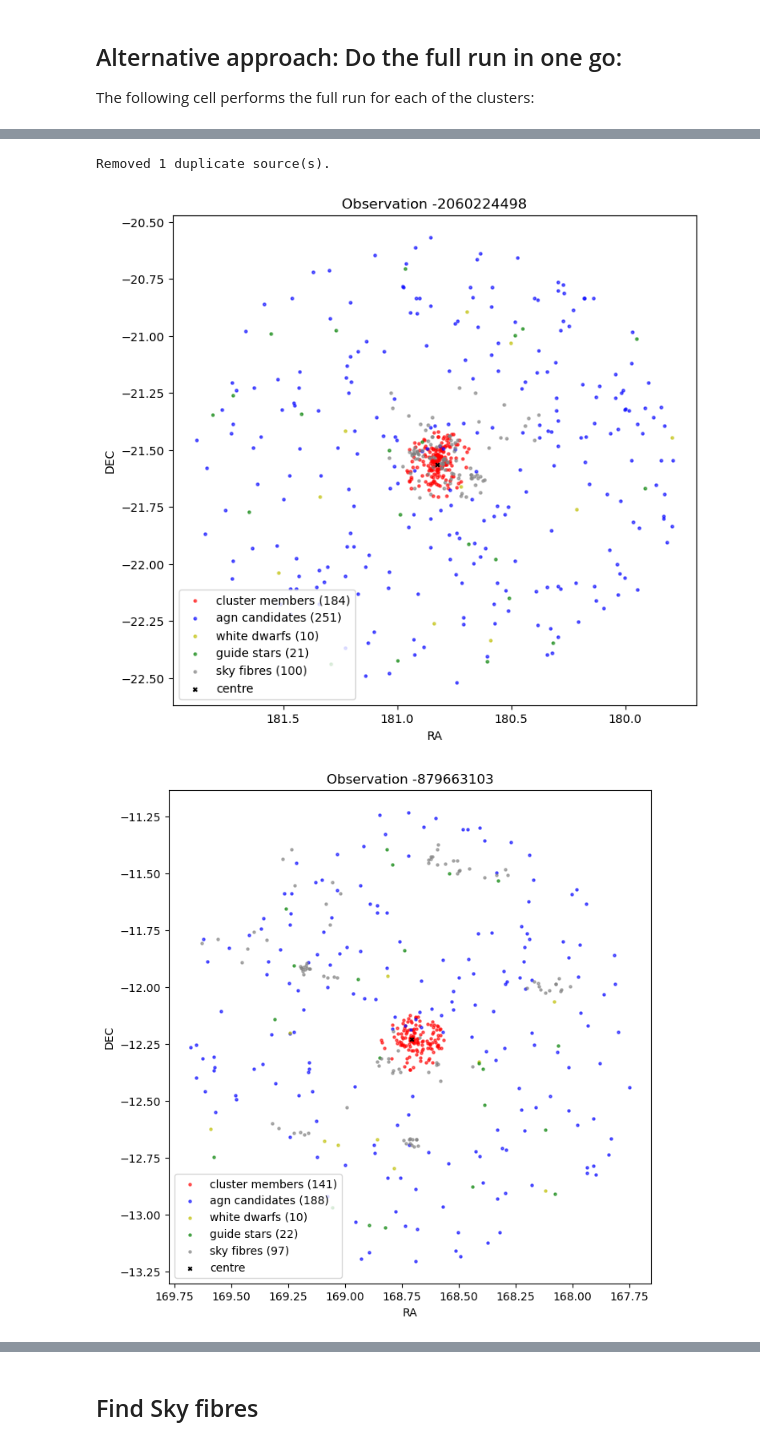
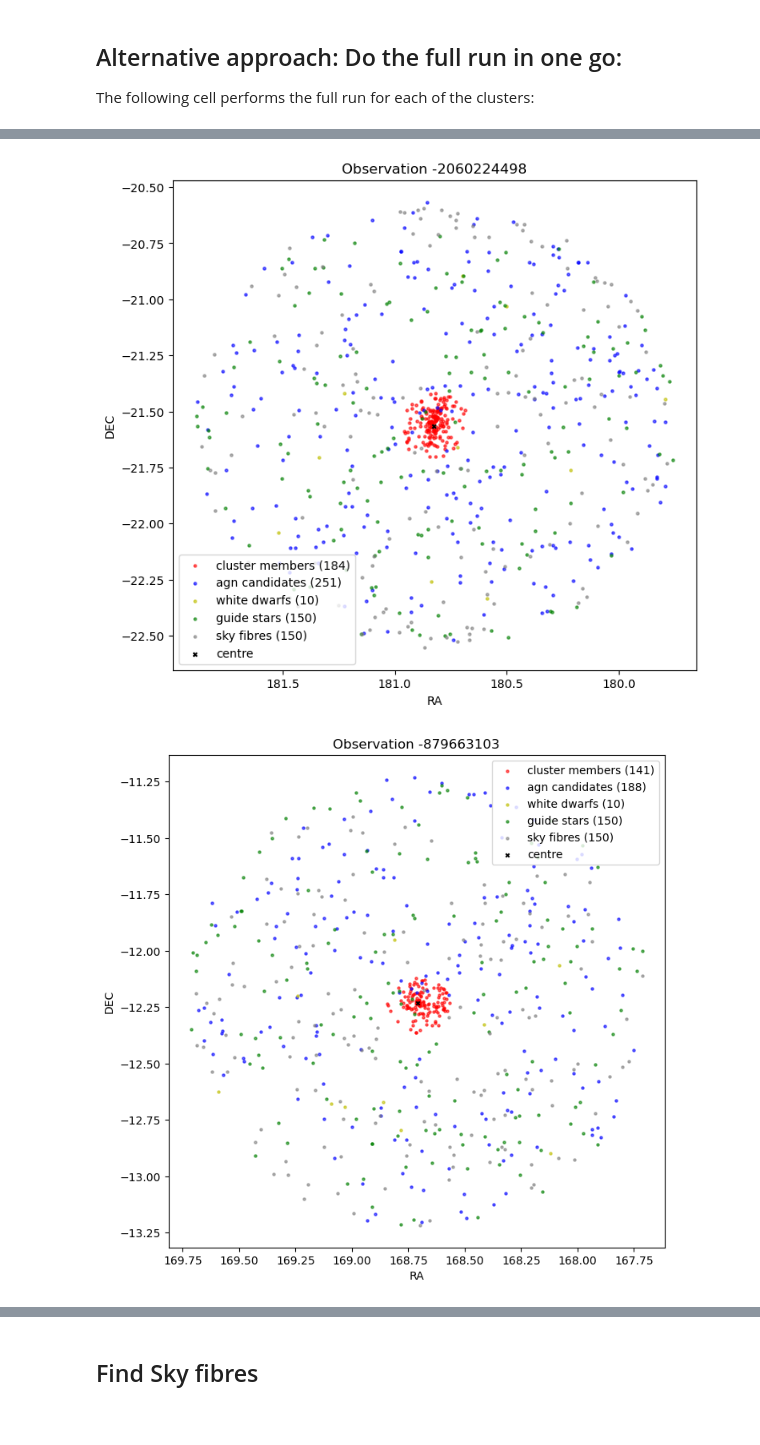
Before and after one commit to FBalzerMPE/aat_target_file_construction, a Jupyter notebook: 0_target_file_construction.ipynb, the cells around one changed output, grey strips where cells are left out. Cells and saved outputs as stored; diff of their text form; code cells hidden in the pictures.

```diff
--- a/0_target_file_construction.ipynb
+++ b/0_target_file_construction.ipynb
@@ -240,19 +240,18 @@ for container in TARGET_CONTAINERS:
 The following cell performs the full run for each of the clusters:
 # %%
 VERBOSE = False
+GUIDE_R_MIN, GUIDE_R_MAX, GUIDE_PM_MAX = 14, 14.5, 50
 for cluster in ALL_CLUSTERS:
     target_container = init_container_from_cluster(cluster)
     target_container.get_cluster_members(verbose=VERBOSE)
     target_container.get_agn(verbose=VERBOSE)
     target_container.get_white_dwarfs(verbose=VERBOSE)
-    if target_container.container_id == -879663103:
-        target_container.get_guide_stars(11, 15, GUIDE_PM_MAX, verbose=VERBOSE)
-    else:
-        target_container.get_guide_stars(GUIDE_R_MIN, GUIDE_R_MAX, GUIDE_PM_MAX, verbose=VERBOSE)
+    target_container.get_guide_stars(GUIDE_R_MIN, GUIDE_R_MAX, GUIDE_PM_MAX, verbose=VERBOSE)
     target_container.get_sky_fibres(verbose=VERBOSE)
     target_container.write_targets_to_disc()
     fig, ax = plt.subplots(figsize=(8, 8))
     target_container.plot_sources_on_ax(ax, alpha=0.6, marker=".", s=20)
+    fig.savefig(f"./plots/positional_plot_{target_container.container_id}.png")
 # %% [output]
 [-2060224498] 184 science targets (cluster members) have been registered.
 [-2060224498] 251 more science targets (AGN) have been registered.
@@ -276,3 +277,2 @@ WARNING: MergeConflictWarning: Cannot merge meta key 'EXTNAME' types <class 'str
-Removed 1 duplicate source(s).
-[figure, old version]
+[figure, new version]
-[figure, old version]
+[figure, new version]
```
Also changed, not shown: parts of 4 cells of this notebook, 1 other file.
